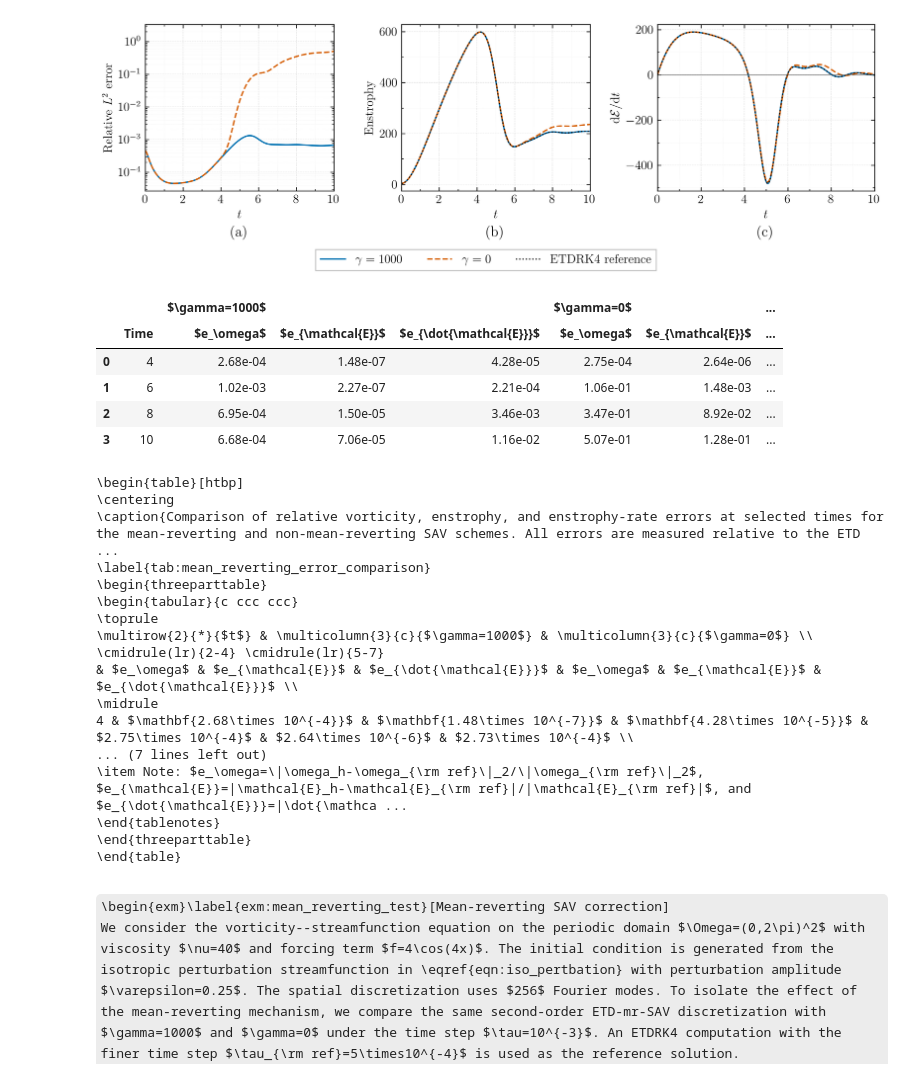
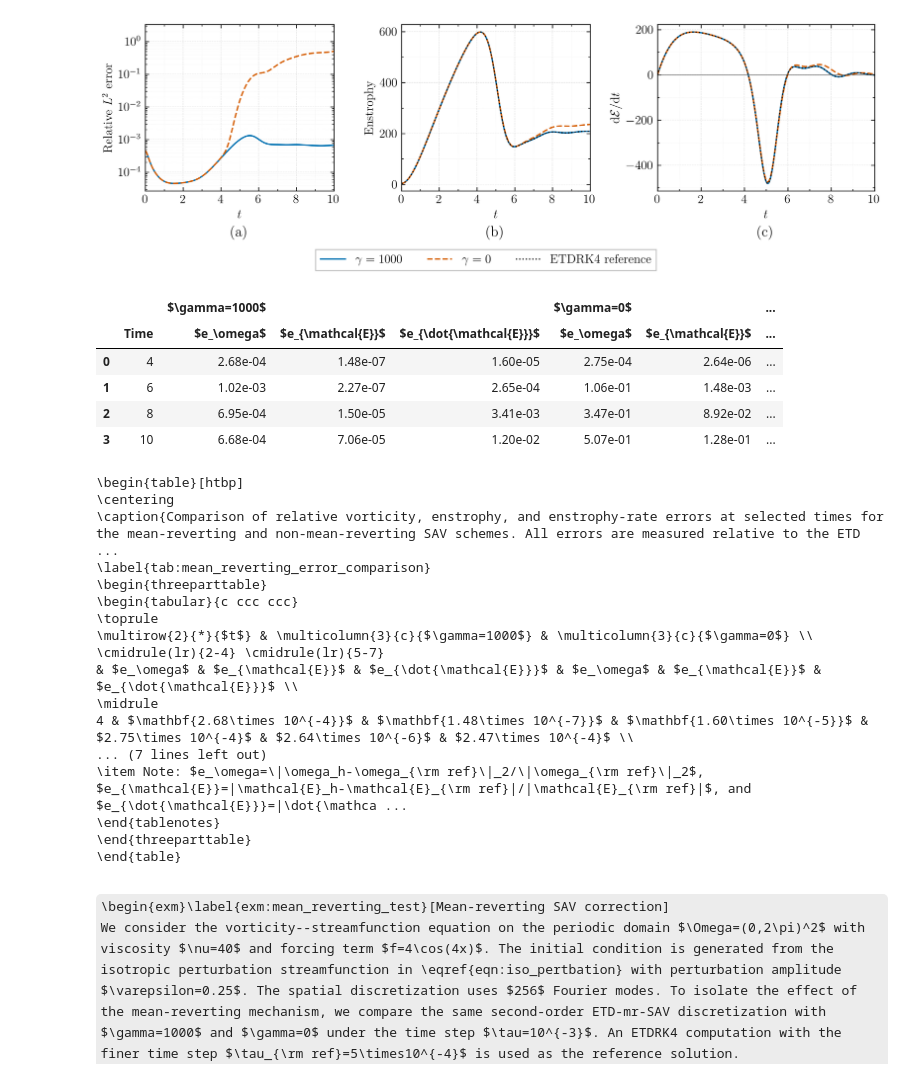
Before and after one commit to HaifengWang1031/ETD-mr-SAV-MS2, a Jupyter notebook: 02_Mean_Reverting_Test.ipynb, the cells around one changed output. Cells and saved outputs as stored; diff of their text form; code cells hidden in the pictures; some formulas as TeX source.

Commit message:
Track enstrophy rate diagnostics

```diff
--- a/02_Mean_Reverting_Test.ipynb
+++ b/02_Mean_Reverting_Test.ipynb
@@ -5,8 +5,9 @@ np.random.seed(1)
 # %%
 from pathlib import Path
 import h5py
+import numpy as np
 
-diagnostics_path = Path("data/test_bursting_diagnostics_0.25.h5")
+diagnostics_path = Path("data/test_bursting_diagnostics.h5")
 
 if not diagnostics_path.exists():
     raise FileNotFoundError("Run `python run_test_diagnostics.py` first to generate diagnostics data.")
@@ -31,6 +32,18 @@ enstrophy_gamma = gamma_data["Enstrophy"]
 enstrophy_gamma0 = gamma0_data["Enstrophy"]
 enstrophy_ref = ref_data["Enstrophy"]
 
+
+def load_enstrophy_rate(data, enstrophy, label):
+    if "Enstrophy_rate" in data:
+        return data["Enstrophy_rate"]
+    print(f"Warning: {label} has no Enstrophy_rate; using np.gradient fallback. Regenerate diagnostics to use solver-recorded values.")
+    return np.gradient(enstrophy, t)
+
+
+enstrophy_rate_gamma = load_enstrophy_rate(gamma_data, enstrophy_gamma, "gamma_1000")
+enstrophy_rate_gamma0 = load_enstrophy_rate(gamma0_data, enstrophy_gamma0, "gamma_0")
+enstrophy_rate_ref = load_enstrophy_rate(ref_data, enstrophy_ref, "etdrk4_ref")
+
 q_gamma = gamma_data["q"]
 q_gamma0 = gamma0_data["q"]
 q_dev_gamma = np.abs(q_gamma - 1.0)
@@ -89,22 +102,11 @@ ax2.set_xlim(left=0, right=10)
 ax2.yaxis.set_minor_locator(AutoMinorLocator(2))
 
 # D: enstrophy rate of change
-
-def enstrophy_rate(time, enstrophy):
-    time = np.asarray(time)
-    enstrophy = np.asarray(enstrophy)
-    return 0.5 * (time[1:] + time[:-1]), np.diff(enstrophy) / np.diff(time)
-
-
-t_rate_gamma, enstrophy_rate_gamma = enstrophy_rate(t, enstrophy_gamma)
-t_rate_gamma0, enstrophy_rate_gamma0 = enstrophy_rate(t, enstrophy_gamma0)
-t_rate_ref, enstrophy_rate_ref = enstrophy_rate(t, enstrophy_ref)
-
-ax3.plot(t_rate_gamma, enstrophy_rate_gamma, color=okabe_ito["blue"], lw=1.4,
+ax3.plot(t[1:], enstrophy_rate_gamma[1:], color=okabe_ito["blue"], lw=1.4,
          label=r"$\gamma=1000$")
-ax3.plot(t_rate_gamma0, enstrophy_rate_gamma0, color=okabe_ito["orange"], lw=1.4,
+ax3.plot(t[1:], enstrophy_rate_gamma0[1:], color=okabe_ito["orange"], lw=1.4,
          ls="--", label=r"$\gamma=0$")
-ax3.plot(t_rate_ref, enstrophy_rate_ref, color=okabe_ito["black"], lw=1.2,
+ax3.plot(t[1:], enstrophy_rate_ref[1:], color=okabe_ito["black"], lw=1.2,
          ls=":", label="ETDRK4 reference")
 ax3.axhline(0.0, color="0.3", lw=0.8, alpha=0.7)
 ax3.set_xlabel(r"$t$")
@@ -175,15 +177,15 @@ method_data = {
     r"$\gamma=1000$": {
         "rel_l2": rel_l2_gamma,
         "enstrophy": enstrophy_gamma,
-        "enstrophy_rate": np.gradient(enstrophy_gamma, t),
+        "enstrophy_rate": enstrophy_rate_gamma,
     },
     r"$\gamma=0$": {
         "rel_l2": rel_l2_gamma0,
         "enstrophy": enstrophy_gamma0,
-        "enstrophy_rate": np.gradient(enstrophy_gamma0, t),
+        "enstrophy_rate": enstrophy_rate_gamma0,
     },
 }
-enstrophy_rate_ref_grid = np.gradient(enstrophy_ref, t)
+enstrophy_rate_ref_grid = enstrophy_rate_ref
 
 wide_rows = []
 latex_rows = []
@@ -236,37 +238,37 @@ display(preview_table)
 latex_lines = [
     r"\begin{table}[htbp]",
     r"\centering",
     r"\caption{Comparison of relative vorticity, enstrophy, and enstrophy-rate errors at selected times for the mean-reverting and non-mean-reverting SAV schemes. All errors are measured relative to the ETDRK4 reference solution.}",
     r"\label{tab:mean_reverting_error_comparison}",
     r"\begin{threeparttable}",
     r"\begin{tabular}{c ccc ccc}",
     r"\toprule",
     r"\multirow{2}{*}{$t$} & \multicolumn{3}{c}{$\gamma=1000$} & \multicolumn{3}{c}{$\gamma=0$} \\",
     r"\cmidrule(lr){2-4} \cmidrule(lr){5-7}",
     r"& $e_\omega$ & $e_{\mathcal{E}}$ & $e_{\dot{\mathcal{E}}}$ & $e_\omega$ & $e_{\mathcal{E}}$ & $e_{\dot{\mathcal{E}}}$ \\",
     r"\midrule",
 ]
 for row in latex_rows:
     latex_lines.append(" & ".join(row) + r" \\")
 latex_lines += [
     r"\bottomrule",
     r"\end{tabular}",
     r"\begin{tablenotes}",
     r"\footnotesize",
     r"\item Note: $e_\omega=\|\omega_h-\omega_{\rm ref}\|_2/\|\omega_{\rm ref}\|_2$, $e_{\mathcal{E}}=|\mathcal{E}_h-\mathcal{E}_{\rm ref}|/|\mathcal{E}_{\rm ref}|$, and $e_{\dot{\mathcal{E}}}=|\dot{\mathcal{E}}_h-\dot{\mathcal{E}}_{\rm ref}|/|\dot{\mathcal{E}}_{\rm ref}|$. The smaller error at each time and for each metric is shown in bold.",
     r"\end{tablenotes}",
     r"\end{threeparttable}",
     r"\end{table}",
 ]
 
 print("\n".join(latex_lines))
 # %% [output]
 |  |  | $\gamma=1000$ |  |  | $\gamma=0$ |  | ... |
 |  | Time | $e_\omega$ | $e_{\mathcal{E}}$ | $e_{\dot{\mathcal{E}}}$ | $e_\omega$ | $e_{\mathcal{E}}$ | ... |
-| 0 | 4 | 2.68e-04 | 1.48e-07 | 4.28e-05 | 2.75e-04 | 2.64e-06 | ... |
-| 1 | 6 | 1.02e-03 | 2.27e-07 | 2.21e-04 | 1.06e-01 | 1.48e-03 | ... |
-| 2 | 8 | 6.95e-04 | 1.50e-05 | 3.46e-03 | 3.47e-01 | 8.92e-02 | ... |
-| 3 | 10 | 6.68e-04 | 7.06e-05 | 1.16e-02 | 5.07e-01 | 1.28e-01 | ... |
+| 0 | 4 | 2.68e-04 | 1.48e-07 | 1.60e-05 | 2.75e-04 | 2.64e-06 | ... |
+| 1 | 6 | 1.02e-03 | 2.27e-07 | 2.65e-04 | 1.06e-01 | 1.48e-03 | ... |
+| 2 | 8 | 6.95e-04 | 1.50e-05 | 3.41e-03 | 3.47e-01 | 8.92e-02 | ... |
+| 3 | 10 | 6.68e-04 | 7.06e-05 | 1.20e-02 | 5.07e-01 | 1.28e-01 | ... |
 \begin{table}[htbp]
 \centering
 \caption{Comparison of relative vorticity, enstrophy, and enstrophy-rate errors at selected times for the mean-reverting and non-mean-reverting SAV schemes. All errors are measured relative to the ETD ...
@@ -278,7 +280,7 @@ print("\n".join(latex_lines))
 \cmidrule(lr){2-4} \cmidrule(lr){5-7}
 & $e_\omega$ & $e_{\mathcal{E}}$ & $e_{\dot{\mathcal{E}}}$ & $e_\omega$ & $e_{\mathcal{E}}$ & $e_{\dot{\mathcal{E}}}$ \\
 \midrule
-4 & $\mathbf{2.68\times 10^{-4}}$ & $\mathbf{1.48\times 10^{-7}}$ & $\mathbf{4.28\times 10^{-5}}$ & $2.75\times 10^{-4}$ & $2.64\times 10^{-6}$ & $2.73\times 10^{-4}$ \\
+4 & $\mathbf{2.68\times 10^{-4}}$ & $\mathbf{1.48\times 10^{-7}}$ & $\mathbf{1.60\times 10^{-5}}$ & $2.75\times 10^{-4}$ & $2.64\times 10^{-6}$ & $2.47\times 10^{-4}$ \\
 ... (7 lines left out)
 \item Note: $e_\omega=\|\omega_h-\omega_{\rm ref}\|_2/\|\omega_{\rm ref}\|_2$, $e_{\mathcal{E}}=|\mathcal{E}_h-\mathcal{E}_{\rm ref}|/|\mathcal{E}_{\rm ref}|$, and $e_{\dot{\mathcal{E}}}=|\dot{\mathca ...
 \end{tablenotes}
```
Also changed, not shown: 6 other files.
